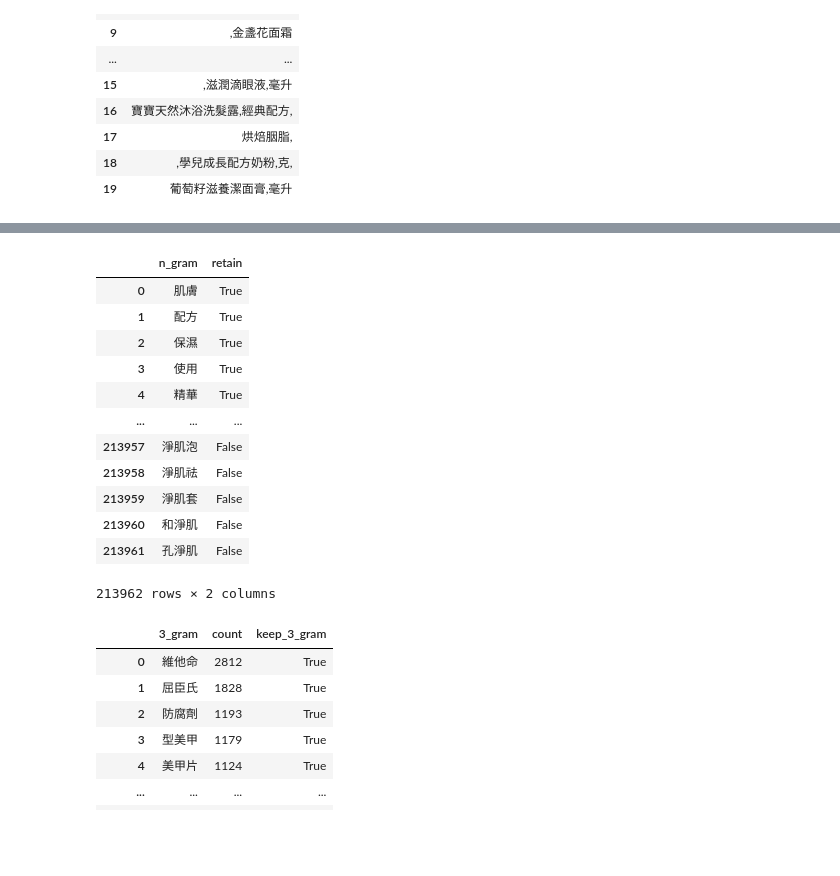
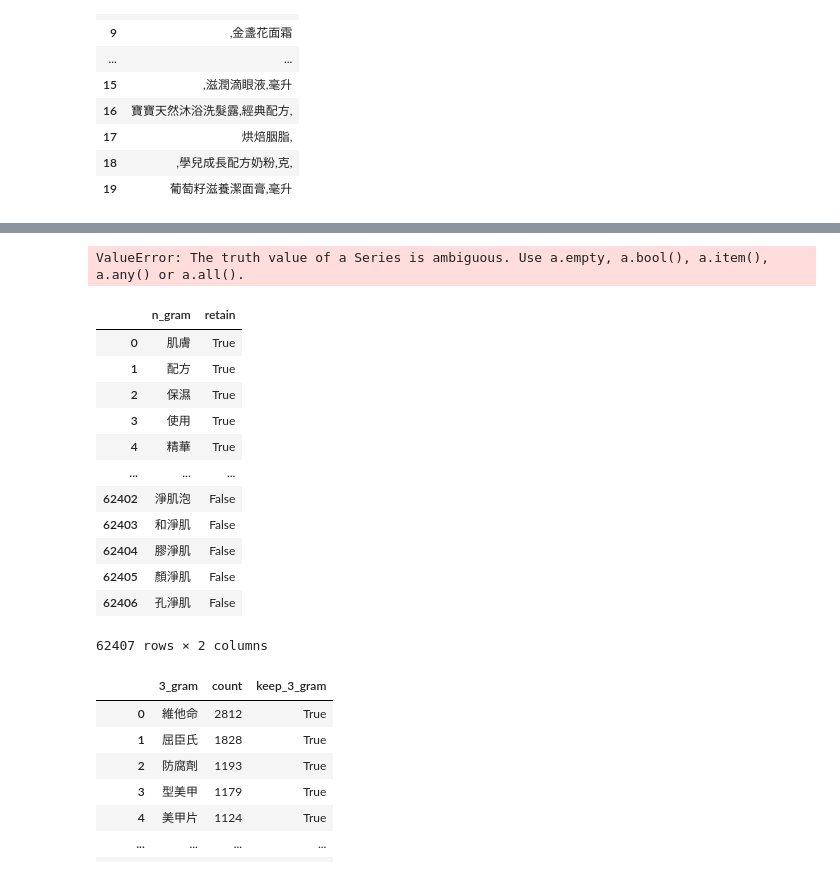
Before and after one commit to victor31ao/n_gram_and_hanlp, a Jupyter notebook: n_gram_df.ipynb, the cells around one changed output, grey strips where cells are left out. Drawn from its saved outputs; the diff is of its cells as text; code cells hidden in the pictures; blank space fills up the shorter version.

```diff
--- a/n_gram_df.ipynb
+++ b/n_gram_df.ipynb
@@ -295,6 +283,6 @@ bi_tri_df_expand
 # %%
-bi_tri_df_expand["keep_2_gram"] = bi_tri_df_expand["3_gram_count"] / bi_tri_df_expand["count"] <= 0.9
-bi_tri_df_expand["keep_3_gram"] = bi_tri_df_expand["prob_of_related_3_gram"].map(lambda x: True if x > 0.4 else False)
+bi_tri_df_expand["keep_2_gram"] = bi_tri_df_expand["3_gram_count"] / bi_tri_df_expand["count"] <= 0.7
+bi_tri_df_expand["keep_3_gram"] = (bi_tri_df_expand["prob_of_related_3_gram"] > 0.11) & ((bi_tri_df_expand["3_gram_count"] > 200) | (bi_tri_df_expand["group_count"] > 140))
 # %%
 bi_tri_df_expand
 # %% [output]
@@ -313,0 +302,2 @@ bi_tri_df_expand
+# %%
+bi_tri_df_expand["3_gram_dig_down"] = bi_tri_df_expand["3_gram"][bi_tri_df_expand["keep_3_gram"] == True].apply(lambda x: find_matches(x, fourgram_df))
@@ -313,0 +356,6 @@ bi_tri_df_expand
+# %%
+def dig_down_3vs4_ratio(x, count_3_gram):
+    if isinstance(x, dict):
+        return (list(x.values())[0][0] / count_3_gram < 0.7)
+# %%
+bi_tri_df_expand["keep_3_gram"] = bi_tri_df_expand["3_gram_dig_down"].apply(lambda x: dig_down_3vs4_ratio(x, bi_tri_df_expand["3_gram_count"]))
@@ -314,3 +378,7 @@ bi_tri_df_expand
+# %%
+bi_tri_df_expand[bi_tri_df_expand["keep_3_gram"] == True]
+# %% [output]
+ValueError: The truth value of a Series is ambiguous. Use a.empty, a.bool(), a.item(), a.any() or a.all().
 # %%
 retain_2_gram = bi_tri_df_expand[["2_gram", "keep_2_gram"]]
 retain_3_gram = bi_tri_df_expand[["3_gram", "keep_3_gram"]]
@@ -321,21 +389,23 @@ retain_3_gram.columns = ["n_gram", "retain"]
 result_2vs3_df = pd.concat([retain_2_gram, retain_3_gram])
 # %%
 result_2vs3_df.drop_duplicates(inplace=True, subset=["n_gram"])
-result_2vs3_df.reset_index(drop=True)
+result_2vs3_df.reset_index(drop=True, inplace=True)
+result_2vs3_df.to_csv("./n_gram_processed/result_2vs3_df.csv", index=False)
+result_2vs3_df
 # %% [output]
 |  | n_gram | retain |
 | 0 | 肌膚 | True |
 | 1 | 配方 | True |
 | 2 | 保濕 | True |
 | 3 | 使用 | True |
 | 4 | 精華 | True |
 | ... | ... | ... |
-| 213957 | 淨肌泡 | False |
-| 213958 | 淨肌祛 | False |
-| 213959 | 淨肌套 | False |
-| 213960 | 和淨肌 | False |
-| 213961 | 孔淨肌 | False |
+| 62402 | 淨肌泡 | False |
+| 62403 | 和淨肌 | False |
+| 62404 | 膠淨肌 | False |
+| 62405 | 顏淨肌 | False |
+| 62406 | 孔淨肌 | False |
-213962 rows × 2 columns
+62407 rows × 2 columns
 # %%
 tri_four_df = trigram_df.copy()
 
```
Also changed, not shown: parts of 17 cells of this notebook.
